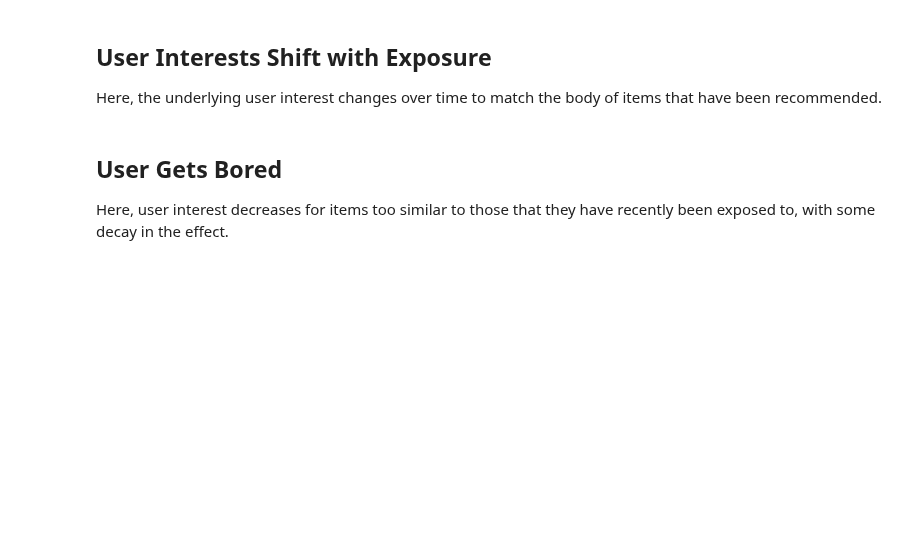
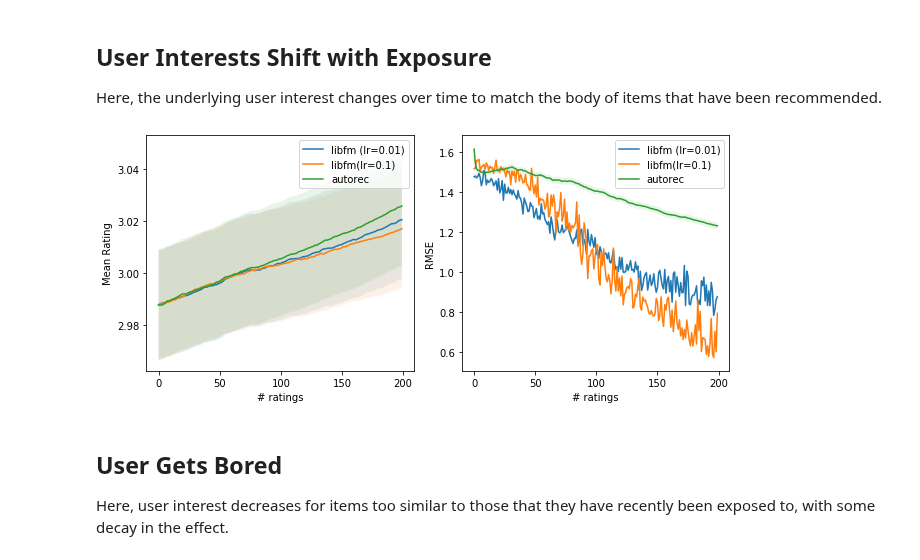
Before and after one commit to berkeley-reclab/RecLab, a Jupyter notebook: experiments/comparison.ipynb, the cells around one changed output. Saved outputs shown, nothing was run; the diff lists cells and outputs as text; code cells hidden in the pictures; blank space fills up the shorter version.

```diff
--- a/experiments/comparison.ipynb
+++ b/experiments/comparison.ipynb
@@ -162,18 +141,40 @@ plot_ratings_mses(ratings[0], preds[0], num_init_ratings, ['libfm (lr=0.01)', 'l
 ## User Interests Shift with Exposure
 
 Here, the underlying user interest changes over time to match the body of items that have been recommended.
-# %%
-if topics:
-    params = {'num_topics': 10, 'topic_change': 0.1}
-    env = Topics(**params, **env_params)
-else:
-    params = {'latent_dim': 8, 'affinity_change': 0.1}
-    env = LatentFactorBehavior(**params, **env_params)
-datafilename = 'increasing_interest_'+env.name+'.npz'
-ratings, preds = run_env_experiment([env], recommenders, 10, 200,
-                                    expdirname, datafilename, overwrite=True)
+# %%
+if topics:
+    env = Topics(
+        num_users=num_users,
+        num_items=num_items,
+        rating_frequency=rating_frequency,
+        num_topics=10,
+        topic_change=0.1,
+    )
+    environment_names = ['topics_exposure_shift']
+else:
+    env = LatentFactorBehavior(
+        num_users=num_users,
+        num_items=num_items,
+        rating_frequency=rating_frequency,
+        latent_dim=8,
+        affinity_change=0.1
+    )
+    environment_names = ['latent_exposure_shift']
+
+ratings, preds, dense_ratings, dense_preds = run_env_experiment(environments=[env],
+                                                                recommenders=recommenders,
+                                                                trial_seeds=trial_seeds,
+                                                                len_trial=5,
+                                                                environment_names=environment_names,
+                                                                recommender_names=recommender_names,
+                                                                bucket_name=bucket_name,
+                                                                data_dir=data_dir,
+                                                                overwrite=False)
 # %%
-plot_ratings_mses(ratings[0], preds[0], num_init_ratings, ['libfm (lr=0.01)', 'libfm(lr=0.1)', 'autorec', 'userKnn', 'itemKnn'])
+plot_ratings_mses(ratings[0], preds[0], recommender_names)
+plot_ratings_mses(dense_ratings[0], dense_preds[0], recommender_names)
+# %% [output]
+[figure, added]
 # %% [markdown]
 ## User Gets Bored
 
```
Also changed, not shown: parts of 15 cells of this notebook.
